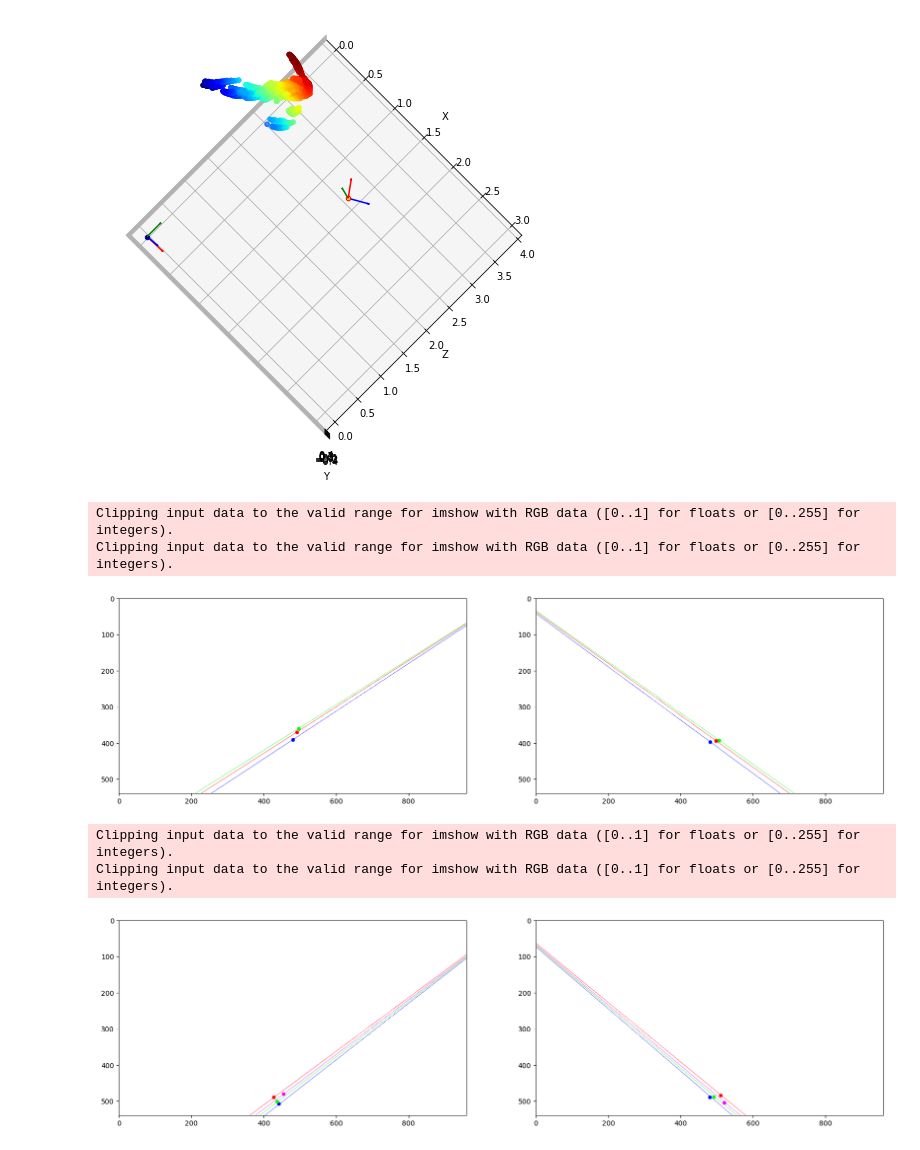
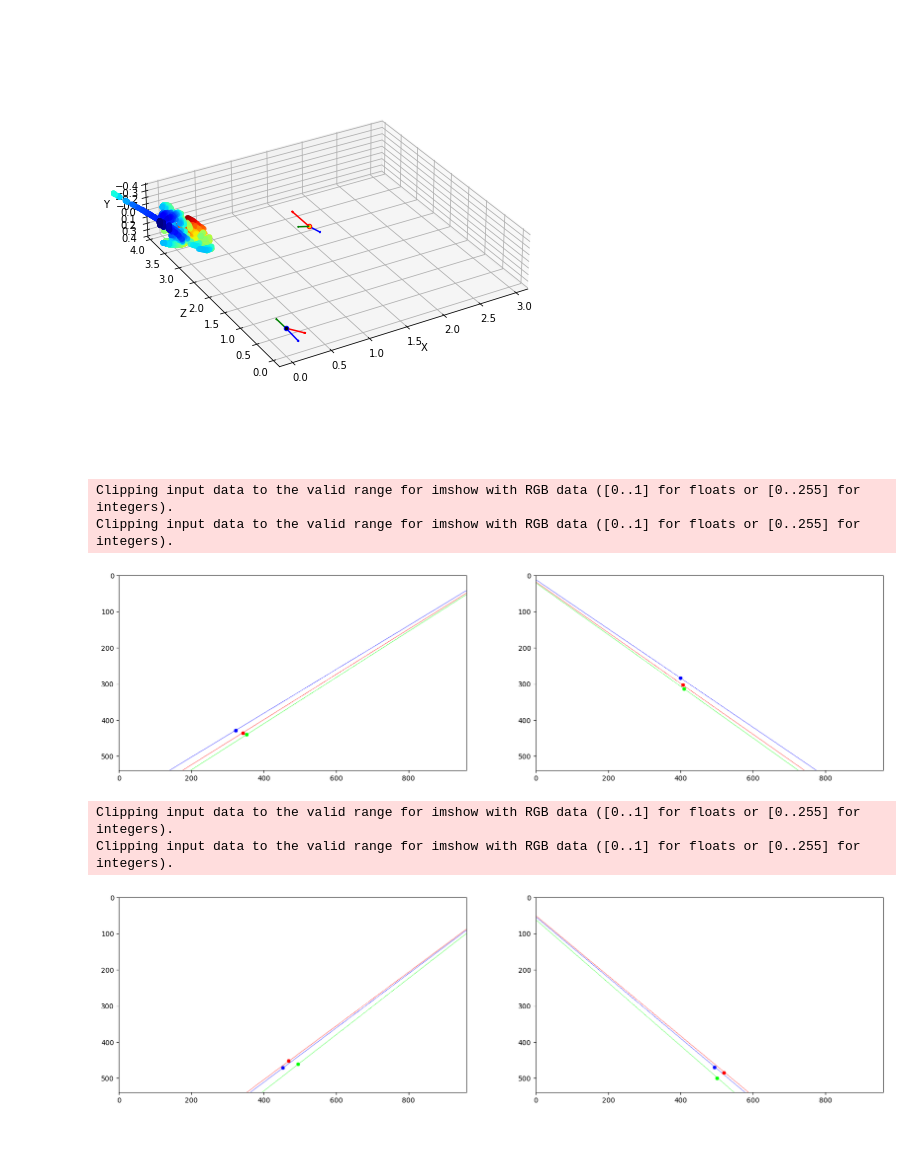
Before and after one commit to debOliveira/MoCapRasp, a Jupyter notebook: central/debugOnline.ipynb, the cells around one changed output. Cells and saved outputs as stored; diff of their text form; code cells hidden in the pictures.

Commit message:
working online with ground calib

```diff
--- a/central/debugOnline.ipynb
+++ b/central/debugOnline.ipynb
@@ -13,7 +13,7 @@ import os
 from myLib import estimateFundMatrix_8norm,decomposeEssentialMat
 # %%
 #dfCSV = np.genfromtxt('dataset_2.6m/working3/cam_all.csv', delimiter=',')
-dfCSV = np.genfromtxt('cam_all.csv', delimiter=',')
+dfCSV = np.genfromtxt('camCalib.csv', delimiter=',')
 verbose = False
 # %%
 def orderCenterCoord(centerCoord, prevCenterCoord, otherCamOrder = 0):
@@ -225,7 +237,7 @@ tot,L_real_AC,L_real_AB,L_real_BC,L_AC_vec,L_BC_vec,L_AB_vec,k,false_idx = 0,15.
 # compute sdt deviation and plot beautiful stuff
 for [A, B, C] in points3d.reshape([-1, 3, 3]):
     L_rec_AC,L_rec_BC,L_rec_AB = np.linalg.norm(A-C),np.linalg.norm(B-C),np.linalg.norm(A-B)
-    #if L_rec_AB<L_rec_BC: L_rec_AB,L_rec_BC=L_rec_BC,L_rec_AB
+    if L_rec_AB>L_rec_BC: continue
     tot = tot + L_real_AC/L_rec_AC + L_real_BC/L_rec_BC + L_real_AB/L_rec_AB
     k = k + 3
     lamb = tot/k
@@ -367,35 +379,35 @@ ax.set_xlabel('X')
 ax.set_ylabel('Z')
 ax.set_zlabel('Y')
 scale = 0.3
 x,y,z = np.array([scale, 0, 0]), np.array([0, scale, 0]),np.array([0, 0, scale])
 # rotate second camera to the same plane
 t_aux = np.matmul(-t, R)*lamb/100
 theta = np.arctan2(t_aux[0][1],t_aux[0][0])
 Rz = np.array([[np.cos(-theta),np.sin(-theta),0], [np.sin(-theta), np.cos(-theta),0], [0,0,1]])
 x,y,z = np.matmul(Rz, x),np.matmul(Rz, y),np.matmul(Rz, z)
 ax.quiver(0, 0, 0, x[0], x[2], x[1], arrow_length_ratio=0.1, edgecolors="r")
 ax.quiver(0, 0, 0, y[0], y[2], y[1], arrow_length_ratio=0.1, edgecolors="b")
 ax.quiver(0, 0, 0, z[0], z[2], z[1], arrow_length_ratio=0.1, edgecolors="g")
 ax.scatter(0, 0, 0, edgecolor="blue", facecolor="black")
 x,y,z = np.array([scale, 0, 0]), np.array([0, scale, 0]),np.array([0, 0, scale])
 x,y,z = np.matmul(R.T, x),np.matmul(R.T, y),np.matmul(R.T, z)
 x,y,z = np.matmul(Rz, x),np.matmul(Rz, y),np.matmul(Rz, z)
 t_new,points3d_new = np.matmul(Rz,t_aux.T).T,np.matmul(Rz,points3d.T).T
 ax.quiver(t_new[0][0], t_new[0][2], t_new[0][1], x[0], x[2], x[1], arrow_length_ratio=0.1, edgecolors="r")
 ax.quiver(t_new[0][0], t_new[0][2], t_new[0][1], y[0], y[2], y[1], arrow_length_ratio=0.1, edgecolors="b")
 ax.quiver(t_new[0][0], t_new[0][2], t_new[0][1], z[0], z[2], z[1], arrow_length_ratio=0.1, edgecolors="g")
 ax.scatter(t_new[0][0], t_new[0][2], t_new[0][1], edgecolor="r", facecolor="gold")
 cmhot = plt.get_cmap("jet")
 #ax.view_init(elev=0, azim=-90)  # -37.5,30
 #ax.view_init(elev=-70, azim=-120)  # -37.5,30
-ax.view_init(elev=90, azim=-40)  # -37.5,30
+ax.view_init(elev=30, azim=-120)  # -37.5,30
 ax.scatter(points3d_new[:, 0]*lamb/100, points3d_new[:, 2]*lamb/100, points3d_new[:, 1]*lamb/100, c=points3d_new[:, 2], cmap=cmhot)
 plt.gca().invert_zaxis()
 ax.get_proj = lambda: np.dot(Axes3D.get_proj(ax), np.diag([1., 1., .3, 1.]))
 plt.draw()
 plt.show()
 # %% [output]
-[figure, old version]
+[figure, new version]
 # %%
 img1,img2,k = np.ones((540,960))*255,np.ones((540,960))*255,500
 pts1,pts2 = np.int32(centroids1[k:k+3].reshape(-1,2)),np.int32(centroids2[k:k+3].reshape(-1,2))
@@ -430,7 +442,7 @@ plt.show()
 # %% [output]
 Clipping input data to the valid range for imshow with RGB data ([0..1] for floats or [0..255] for integers).
 Clipping input data to the valid range for imshow with RGB data ([0..1] for floats or [0..255] for integers).
-[figure, old version]
+[figure, new version]
 # %%
 def isEqual4(pt,tol=5):
     A,B,C,D = pt[0],pt[1],pt[2],pt[3]
@@ -475,25 +487,25 @@ def findPlane(A,C,D):
     d=(-a*x1-b*y1-c*z1)
     return np.array([a,b,c,d])
 # %%
-dfCSV = np.genfromtxt('wandOnGroundData/cam_all.csv', delimiter=',')
+dfCSV = np.genfromtxt('camGround.csv', delimiter=',')
 counter,i,lastTime = np.zeros(2,dtype=np.int32),0,np.zeros(2,dtype=np.int32)
 
 while i!=dfCSV.shape[0]:
     line = dfCSV[i]
-    idx = int(line[10])
+    idx = int(line[8])
     # get points
-    undCoord,time,imgNumber = line[0:8].reshape(-1,2),line[8],line[9]
+    undCoord,time,imgNumber = line[0:6].reshape(-1,2),line[6],line[7]
     # save points
-    if not counter[idx]: dfOrig[idx] = np.hstack((undCoord.reshape(8),time))
+    if not counter[idx]: dfOrig[idx] = np.hstack((undCoord.reshape(6),time))
     # update variables
     i+=1
     counter[idx]+=1
     # do I have enough points?
     if np.all(counter>1): break
 
-pts1,pts2,orderSecondFrame = np.int32(dfOrig[0][0:8].reshape(-1,2)),np.int32(dfOrig[1][0:8].reshape(-1,2)),[]
+pts1,pts2,orderSecondFrame = np.int32(dfOrig[0][0:6].reshape(-1,2)),np.int32(dfOrig[1][0:6].reshape(-1,2)),[]
 # choose order per epiline
-for i in range(4):
+for i in range(3):
     epiline,dist,k = getEpilineCoef(pts1[i],F),[],0
     orderSecondFrame.append(np.argmin(getDistance2Line(epiline,pts2)))
 pts2 = np.copy(pts2[orderSecondFrame])
@@ -513,4 +525,4 @@ plt.show()
 # %% [output]
 Clipping input data to the valid range for imshow with RGB data ([0..1] for floats or [0..255] for integers).
 Clipping input data to the valid range for imshow with RGB data ([0..1] for floats or [0..255] for integers).
-[figure, old version]
+[figure, new version]
```
Also changed, not shown: parts of 8 cells of this notebook, 2 other files.
